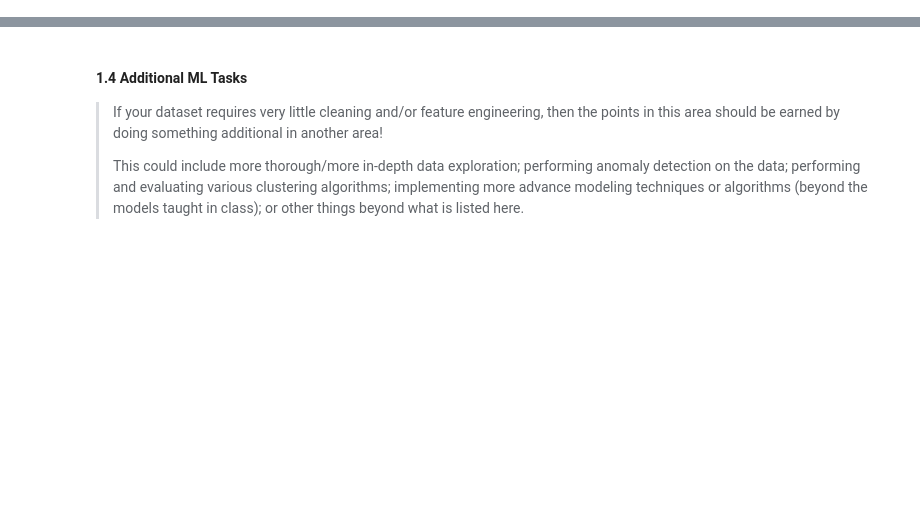
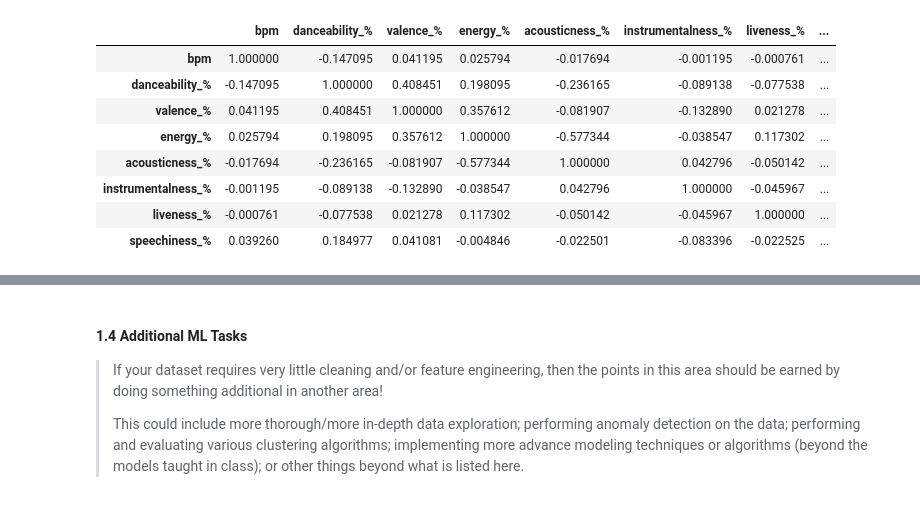
Before and after one commit to StealthAddict/spotify-ml-project, a Jupyter notebook: main.ipynb, the cells around one changed output, grey strips where cells are left out. Cells and saved outputs as stored; diff of their text form; code cells hidden in the pictures; blank space fills up the shorter version.

```diff
--- a/main.ipynb
+++ b/main.ipynb
@@ -89,0 +104,13 @@ max        64.000000
+# %%
+# Percentage based features' correlations for an easier view
+data.iloc[:, 14:22].corr()
+# %% [output]
+|  | bpm | danceability_% | valence_% | energy_% | acousticness_% | instrumentalness_% | liveness_% | ... |
+| bpm | 1.000000 | -0.147095 | 0.041195 | 0.025794 | -0.017694 | -0.001195 | -0.000761 | ... |
+| danceability_% | -0.147095 | 1.000000 | 0.408451 | 0.198095 | -0.236165 | -0.089138 | -0.077538 | ... |
+| valence_% | 0.041195 | 0.408451 | 1.000000 | 0.357612 | -0.081907 | -0.132890 | 0.021278 | ... |
+| energy_% | 0.025794 | 0.198095 | 0.357612 | 1.000000 | -0.577344 | -0.038547 | 0.117302 | ... |
+| acousticness_% | -0.017694 | -0.236165 | -0.081907 | -0.577344 | 1.000000 | 0.042796 | -0.050142 | ... |
+| instrumentalness_% | -0.001195 | -0.089138 | -0.132890 | -0.038547 | 0.042796 | 1.000000 | -0.045967 | ... |
+| liveness_% | -0.000761 | -0.077538 | 0.021278 | 0.117302 | -0.050142 | -0.045967 | 1.000000 | ... |
+| speechiness_% | 0.039260 | 0.184977 | 0.041081 | -0.004846 | -0.022501 | -0.083396 | -0.022525 | ... |
```
Also changed, not shown: parts of 20 cells of this notebook, 1 other file.
